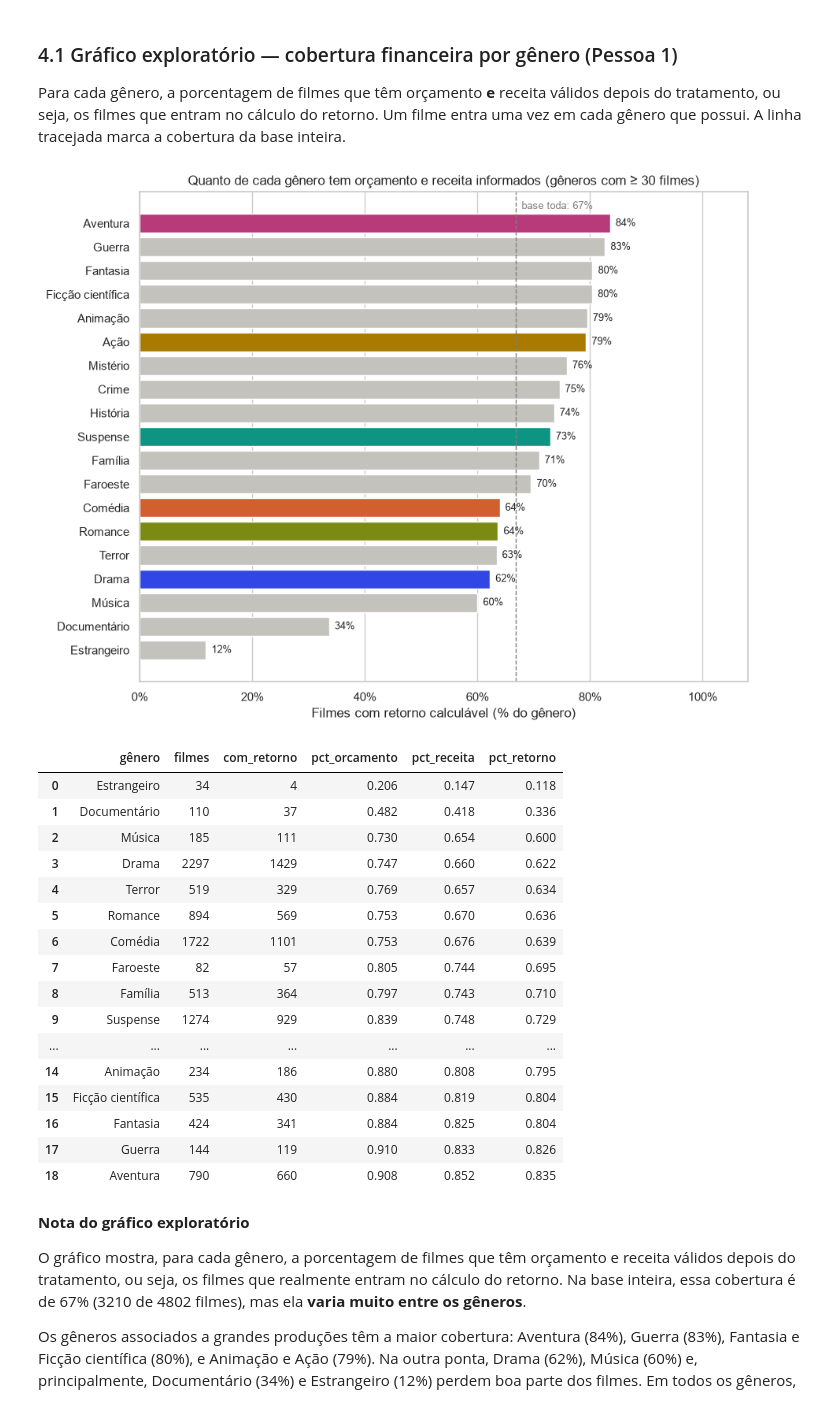
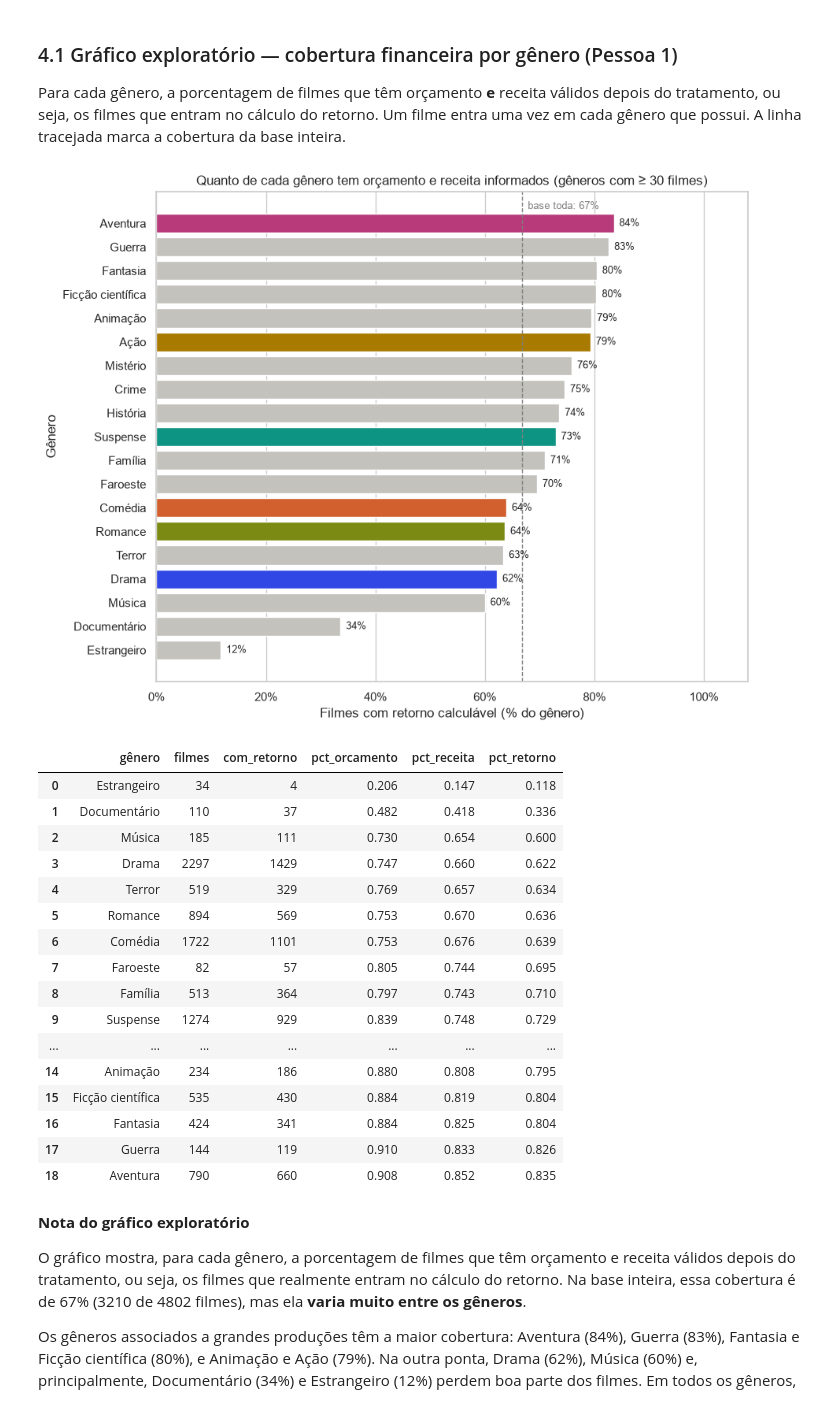
Before and after one commit to raulferraz85/Projeto-AVD, a Jupyter notebook: src/parte_especifica/eda.ipynb, the cells around one changed output. Saved outputs shown, nothing was run; the diff lists cells and outputs as text; code cells hidden in the pictures.

```diff
--- a/src/parte_especifica/eda.ipynb
+++ b/src/parte_especifica/eda.ipynb
@@ -478,27 +478,27 @@ Para cada gênero, a porcentagem de filmes que têm orçamento **e** receita vá
 # %%
 # [IA] Claude Code – % de filmes com retorno calculável por gênero (tabela compartilhada com o dashboard)
 from matplotlib.ticker import PercentFormatter
 from estilo import CORES, mapa_cores_generos
 from graficos import MIN_FILMES_GENERO, p1_tabela_cobertura
 
 cobertura = p1_tabela_cobertura(tratado)
 geral = tratado["retorno"].notna().mean()
 cores = [mapa_cores_generos("claro").get(g, CORES["claro"]["contexto"]) for g in cobertura["genero"]]
 
 fig, ax = plt.subplots(figsize=(9, 7), layout="constrained")
 ax.barh(cobertura["gênero"], cobertura["pct_retorno"], color=cores)
 for y, v in enumerate(cobertura["pct_retorno"]):
     ax.text(v + 0.01, y, f"{v:.0%}", va="center", fontsize=9)
 ax.axvline(geral, ls="--", color="gray", lw=1)
 ax.text(geral + 0.01, len(cobertura) - 0.4, f"base toda: {geral:.0%}", color="gray", fontsize=9)
 ax.xaxis.set_major_formatter(PercentFormatter(1, decimals=0))
-ax.set(xlim=(0, 1.08), xlabel="Filmes com retorno calculável (% do gênero)", ylabel="",
+ax.set(xlim=(0, 1.08), xlabel="Filmes com retorno calculável (% do gênero)", ylabel="Gênero",
        title=f"Quanto de cada gênero tem orçamento e receita informados (gêneros com ≥ {MIN_FILMES_GENERO} filmes)")
 ax.grid(axis="y", visible=False)
 plt.show()
 cobertura[["gênero", "filmes", "com_retorno", "pct_orcamento", "pct_receita", "pct_retorno"]].round(3)
 # %% [output]
-[figure, old version]
+[figure, new version]
 |  | gênero | filmes | com_retorno | pct_orcamento | pct_receita | pct_retorno |
 | 0 | Estrangeiro | 34 | 4 | 0.206 | 0.147 | 0.118 |
 | 1 | Documentário | 110 | 37 | 0.482 | 0.418 | 0.336 |
```
Also changed, not shown: parts of 4 cells of this notebook, 7 other files.
